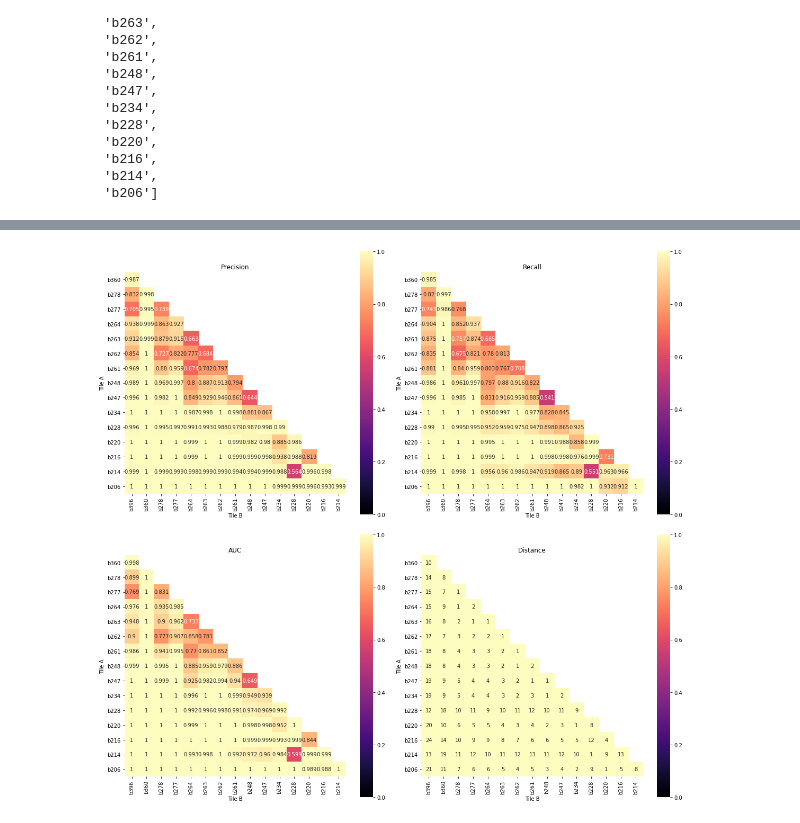
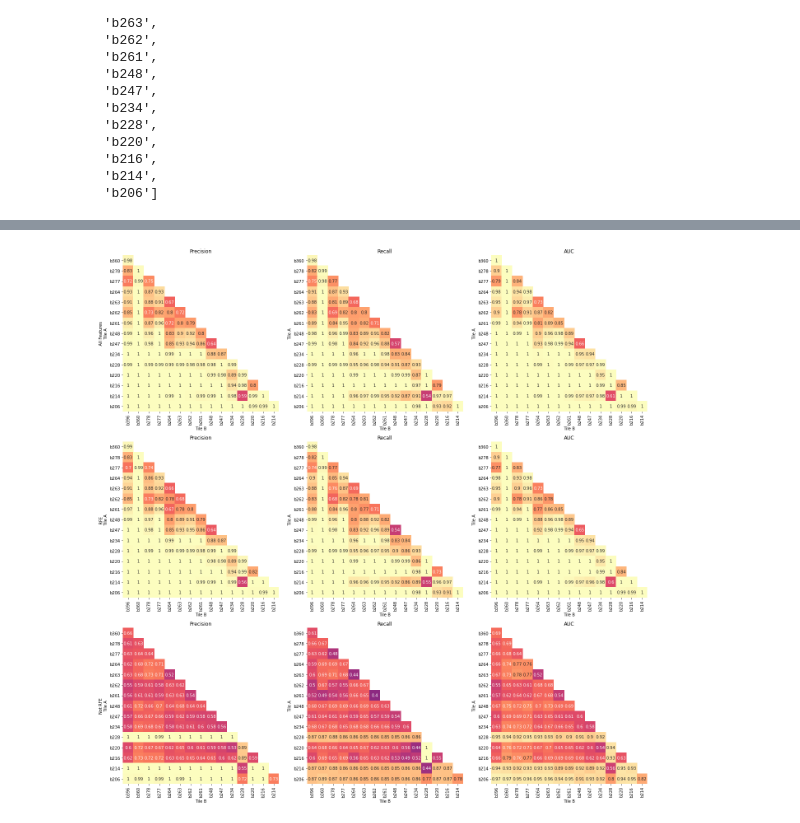
Before and after one commit to leliel12/denoise, a Jupyter notebook: 07_tables.ipynb, the cells around one changed output, grey strips where cells are left out. Saved outputs shown, nothing was run; the diff lists cells and outputs as text; code cells hidden in the pictures.

```diff
--- a/07_tables.ipynb
+++ b/07_tables.ipynb
@@ -89,5 +84,7 @@ df.head()
 # %%
 from collections import Counter
+
+df = selected_df
 all_tiles = list(set(list(df["Tile A"].values) + list(df["Tile B"].values)))
 all_tiles
 
@@ -95,6 +92,8 @@ freq = dict(Counter(df["Tile A"].values).most_common())
 for t in all_tiles:
     if t not in freq:
         freq[t] = (max(freq.values()) + 100) * -1
+
+del df
 # %%
 all_tiles = sorted(all_tiles, key=freq.get)
 all_tiles
@@ -116,17 +115,14 @@ all_tiles
  'b214',
  'b206']
 # %%
-def table(attr, use_distance=False):
-    print(attr)
+def table(df, attr):
     rows = []
     for ta in all_tiles:
         row = [ta]
         for tb in all_tiles:
-            pa, pb = POSITIONS[ta], POSITIONS[tb]
-            d = distance.cityblock(pa, pb) if use_distance else 1
             try:
                 flt = (df["Tile A"] == ta) & (df["Tile B"] == tb)
-                v = df[flt][attr].values[0] * d
+                v = df[flt][attr].values[0]
             except:
                 v = np.nan
             row.append(v)
@@ -158,35 +134,46 @@ table("Prec.")
 # %%
-fig, axes = plt.subplots(2,2, figsize=(16, 15))
+def plot_heatmaps(df, featureset, axes, **kwargs):
+    dkwargs = dict(square=True, fmt=".2g", annot=True, cmap="magma", vmin=0, vmax=1, center=.5, cbar=False)
+    dkwargs.update(kwargs)
+    kwargs = dkwargs
 
-kwargs = dict(square=True, fmt=".3g", annot=True, cmap="magma", vmin=0, vmax=1, center=.5)
+    ax, name = axes[0], "Precision"
+    sns.heatmap(table(df, name), ax=ax, **kwargs)
+    ax.set_title(name)
+    ax.set_xlabel("Tile B")
 
-ax, name = axes[0][0], "Precision"
-sns.heatmap(table(name), ax=ax, **kwargs)
-ax.set_title(name)
-ax.set_xlabel("Tile B")
+    ax, name = axes[1], "Recall"
+    sns.heatmap(table(df, name), ax=ax, **kwargs)
+    ax.set_title(name)
+    ax.set_xlabel("Tile B")
 
-ax, name = axes[0][1], "Recall"
-sns.heatmap(table(name), ax=ax, **kwargs)
-ax.set_title(name)
-ax.set_xlabel("Tile B")
+    ax, name = axes[2], "AUC"
+    sns.heatmap(table(df, name), ax=ax, **kwargs)
+    ax.set_title(name)
+    ax.set_xlabel("Tile B")
 
-ax, name = axes[1][0], "AUC"
-sns.heatmap(table(name), ax=ax, **kwargs)
-ax.set_title(name)
-ax.set_xlabel("Tile B")
+#     ax, name = axes[3], "Distance"
+#     sns.heatmap(table(df, name), ax=ax, **kwargs)
+#     ax.set_title(name)
+#     ax.set_xlabel("Tile B")
 
-ax, name = axes[1][1], "Distance"
-sns.heatmap(table(name), ax=ax, **kwargs)
-ax.set_title(name)
-ax.set_xlabel("Tile B")
+    ax = axes[0]
+    ax.set_ylabel(f"{featureset}\n{ax.get_ylabel()}")
+
+fig, axes = plt.subplots(3, 3, figsize=(19, 19))
+
+
+plot_heatmaps(afeats_df, "All Features", axes[0])
+plot_heatmaps(selected_df, "RFE", axes[1])
+plot_heatmaps(unselected_df, "Not RFE", axes[2])
 
 
 plt.tight_layout()
 plt.savefig("plots/all_vs_all.pdf")
 
 plt.show()
 # %% [output]
-[figure, old version]
+[figure, new version]
 # %%
 from collections import Counter
 
```
Also changed, not shown: parts of 8 cells of this notebook, 6 other files.
